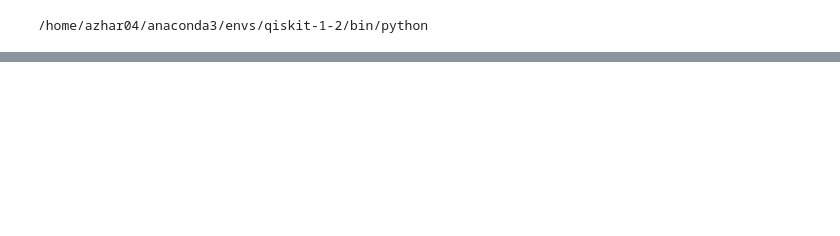
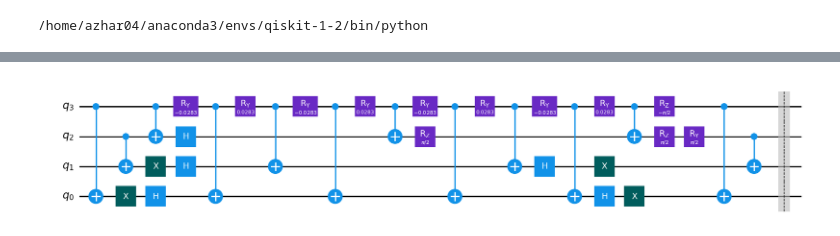
Before and after one commit to azhar-ikhtiarudin/ShotOptimization-ADAPT-VQE, a Jupyter notebook: ADAPT-VQE/s_adapt_vqe.ipynb, the cells around one changed output, grey strips where cells are left out. Saved outputs shown, nothing was run; the diff lists cells and outputs as text; code cells hidden in the pictures; blank space fills up the shorter version.

```diff
--- a/ADAPT-VQE/s_adapt_vqe.ipynb
+++ b/ADAPT-VQE/s_adapt_vqe.ipynb
@@ -64,0 +176,5 @@ Jumlah Iterasi ADAPT-VQE: 9
+# %%
+qc = pool.get_circuit([3], data.result.ansatz.coefficients*21)
+qc.draw(reverse_bits=True)
+# %% [output]
+[figure, added]
```
Also changed, not shown: parts of 13 cells of this notebook, 2 other files.
